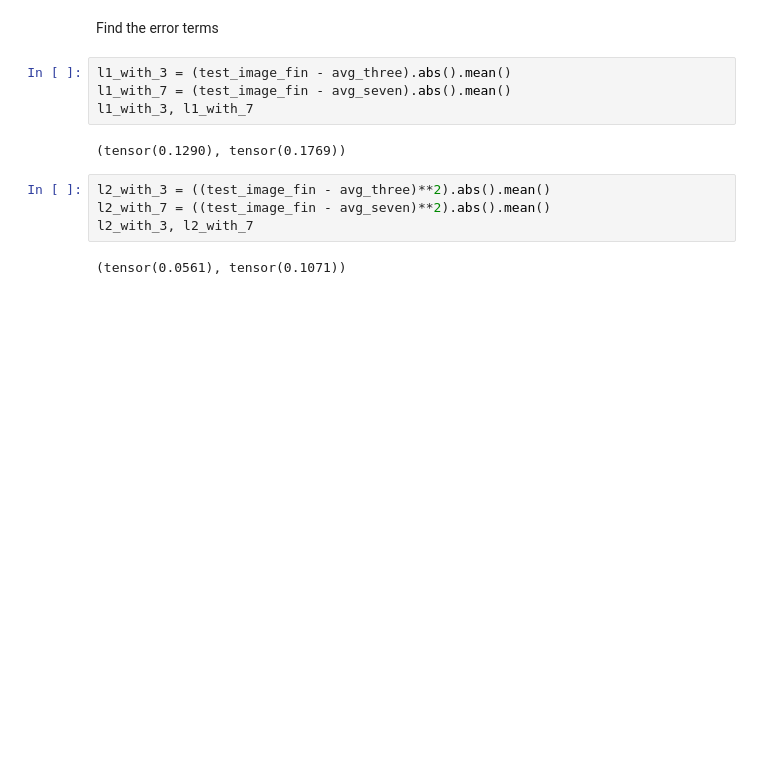
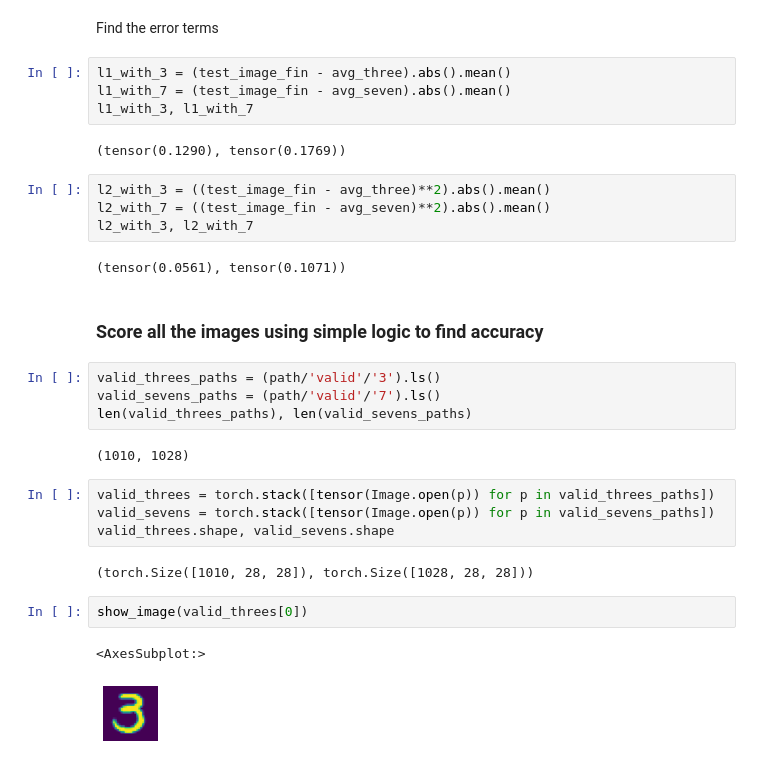
Before and after one commit to harsh1kumar/learning, a Jupyter notebook: fastai/03_mnist.ipynb, the cells around one changed output. Saved outputs shown, nothing was run; the diff lists cells and outputs as text; blank space fills up the shorter version.

```diff
--- a/fastai/03_mnist.ipynb
+++ b/fastai/03_mnist.ipynb
@@ -145,3 +145,22 @@ l2_with_7 = ((test_image_fin - avg_seven)**2).abs().mean()
 l2_with_3, l2_with_7
 # %% [output]
 (tensor(0.0561), tensor(0.1071))
+# %% [markdown]
+### Score all the images using simple logic to find accuracy
+# %%
+valid_threes_paths = (path/'valid'/'3').ls()
+valid_sevens_paths = (path/'valid'/'7').ls()
+len(valid_threes_paths), len(valid_sevens_paths)
+# %% [output]
+(1010, 1028)
+# %%
+valid_threes = torch.stack([tensor(Image.open(p)) for p in valid_threes_paths])
+valid_sevens = torch.stack([tensor(Image.open(p)) for p in valid_sevens_paths])
+valid_threes.shape, valid_sevens.shape
+# %% [output]
+(torch.Size([1010, 28, 28]), torch.Size([1028, 28, 28]))
+# %%
+show_image(valid_threes[0])
+# %% [output]
+<AxesSubplot:>
+[figure, added]
```
Also changed, not shown: parts of 42 cells of this notebook.
